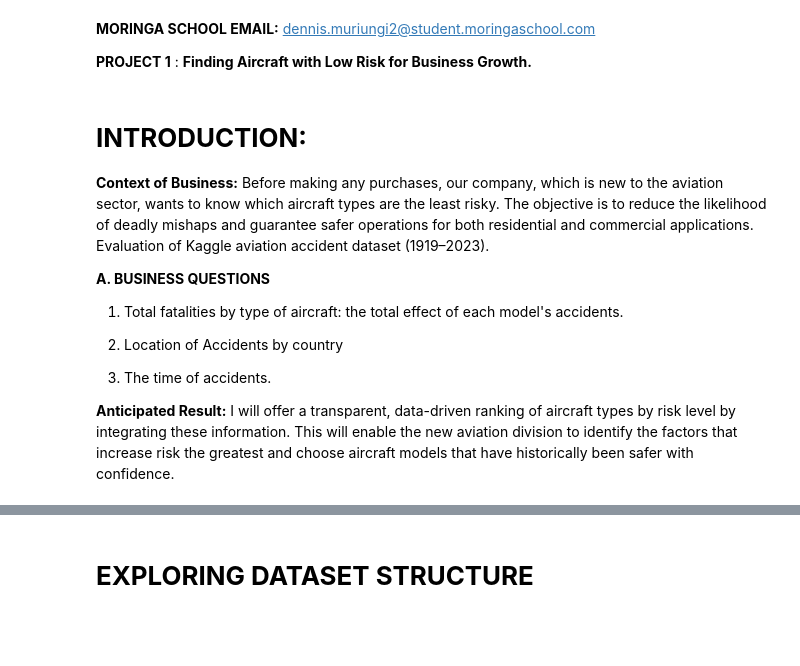
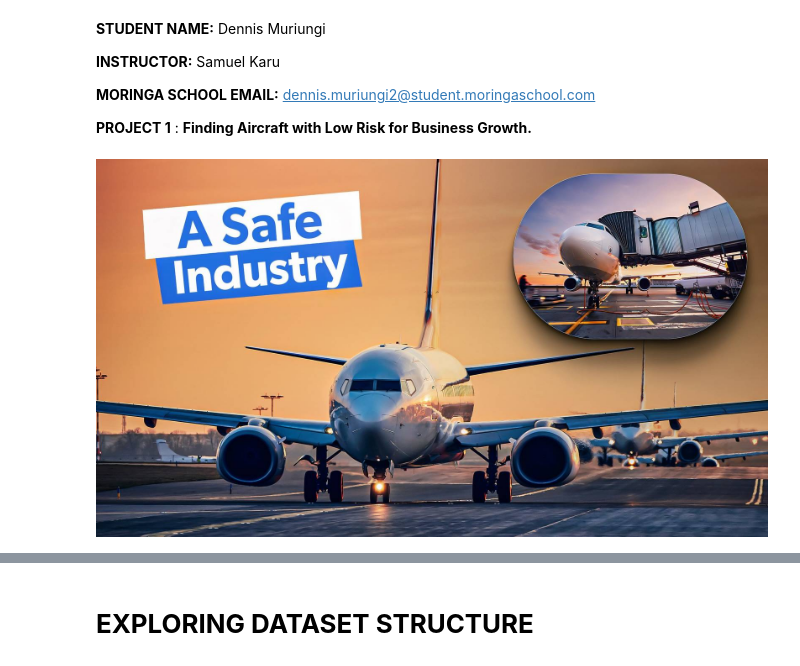
Before and after one commit to MrDenzy/Phase-1-Project, a Jupyter notebook: Aviation.ipynb, the cells around one changed output, grey strips where cells are left out. Saved outputs shown, nothing was run; the diff lists cells and outputs as text; code cells hidden in the pictures; blank space fills up the shorter version.

```diff
--- a/Aviation.ipynb
+++ b/Aviation.ipynb
@@ -1,21 +1,13 @@
 # %% [markdown]
+**STUDENT NAME:** Dennis Muriungi
+
+**INSTRUCTOR:** Samuel Karu
+
 **MORINGA SCHOOL EMAIL:** dennis.muriungi2@student.moringaschool.com
 
 **PROJECT 1** : **Finding Aircraft with Low Risk for Business Growth.**
-# %% [markdown]
-# **INTRODUCTION:**
-
-**Context of Business:**
-Before making any purchases, our company, which is new to the aviation sector, wants to know which aircraft types are the least risky. The objective is to reduce the likelihood of deadly mishaps and guarantee safer operations for both residential and commercial applications. Evaluation of Kaggle aviation accident dataset (1919–2023).
-
-**A. BUSINESS QUESTIONS**
-
-
-1. Total fatalities by type of aircraft: the total effect of each model's accidents.
-
-2. Location of Accidents by country
-
-3. The time of accidents.
-
-
-**Anticipated Result:** I will offer a transparent, data-driven ranking of aircraft types by risk level by integrating these information. This will enable the new aviation division to identify the factors that increase risk the greatest and choose aircraft models that have historically been safer with confidence.
+# %%
+from IPython.display import Image, display
+display(Image(filename="plane.jpg", width= 700))
+# %% [output]
+[figure, added]
```
Also changed, not shown: parts of 21 cells of this notebook, 2 other files.
